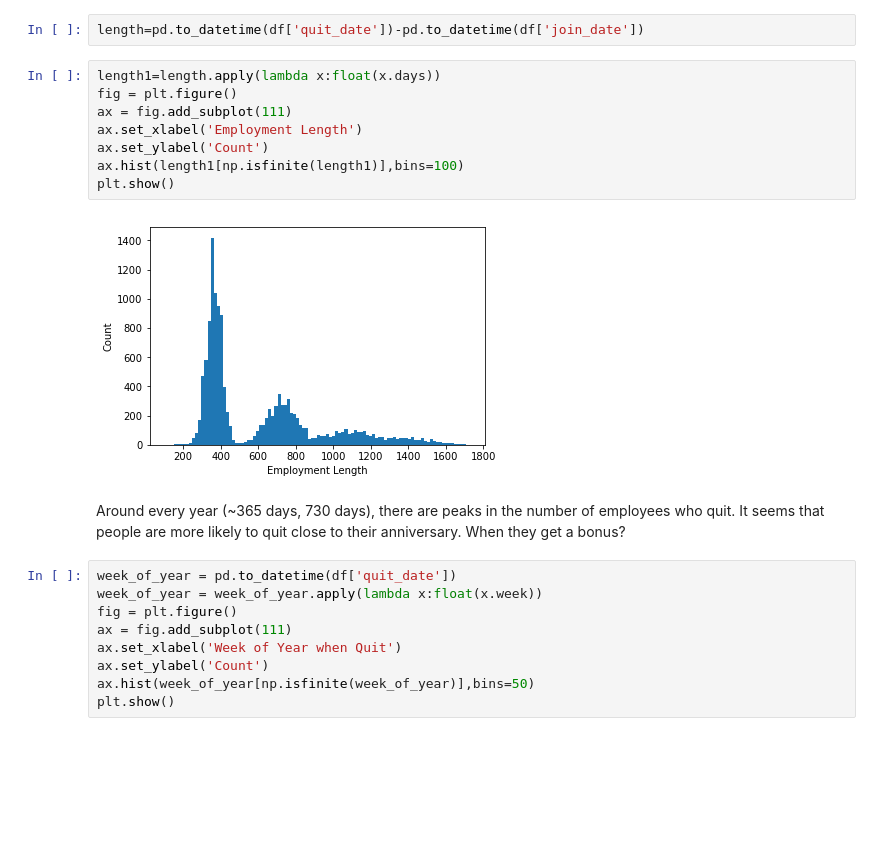
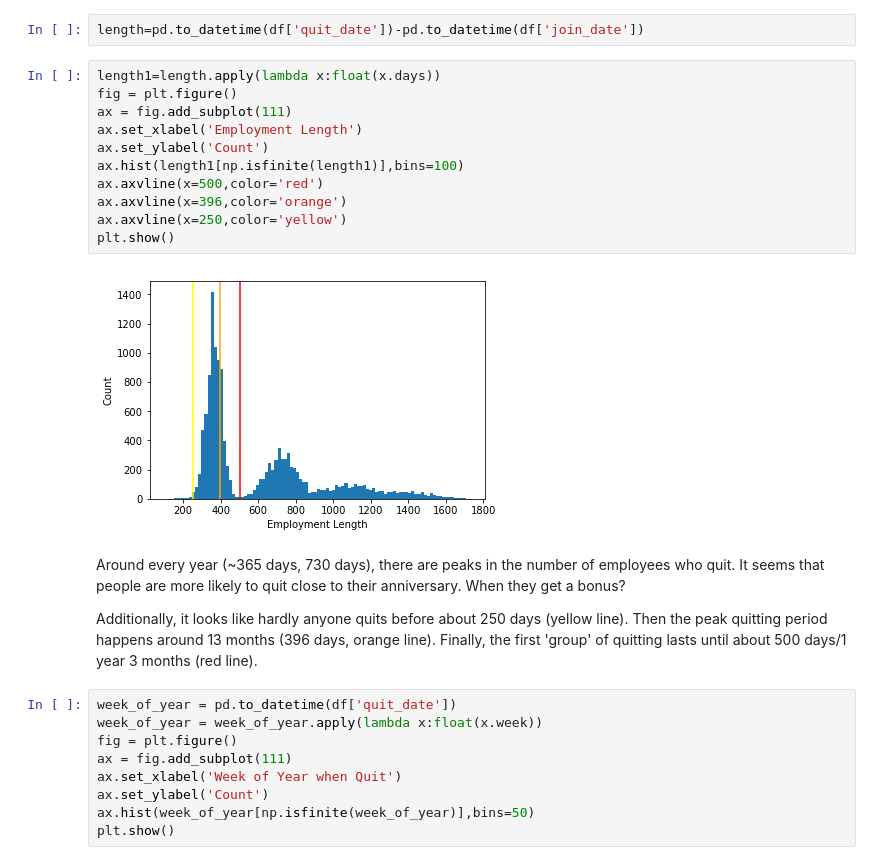
Before and after one commit to rebeccak1/employee-retention, a Jupyter notebook: employee_retention.ipynb, the cells around one changed output. Saved outputs shown, nothing was run; the diff lists cells and outputs as text; blank space fills up the shorter version.

```diff
--- a/employee_retention.ipynb
+++ b/employee_retention.ipynb
@@ -167,15 +167,20 @@ length=pd.to_datetime(df['quit_date'])-pd.to_datetime(df['join_date'])
 # %%
 length1=length.apply(lambda x:float(x.days))
 fig = plt.figure()
 ax = fig.add_subplot(111)
 ax.set_xlabel('Employment Length')
 ax.set_ylabel('Count')
 ax.hist(length1[np.isfinite(length1)],bins=100)
+ax.axvline(x=500,color='red')
+ax.axvline(x=396,color='orange')
+ax.axvline(x=250,color='yellow')
 plt.show()
 # %% [output]
-[figure, old version]
+[figure, new version]
 # %% [markdown]
 Around every year (~365 days, 730 days), there are peaks in the number of employees who quit. It seems that people are more likely to quit close to their anniversary. When they get a bonus?
+
+Additionally, it looks like hardly anyone quits before about 250 days (yellow line). Then the peak quitting period happens around 13 months (396 days, orange line). Finally, the first 'group' of quitting lasts until about 500 days/1 year 3 months (red line).
 # %%
 week_of_year = pd.to_datetime(df['quit_date'])
 week_of_year = week_of_year.apply(lambda x:float(x.week))
```
Also changed, not shown: parts of 31 cells of this notebook, 1 other file.
